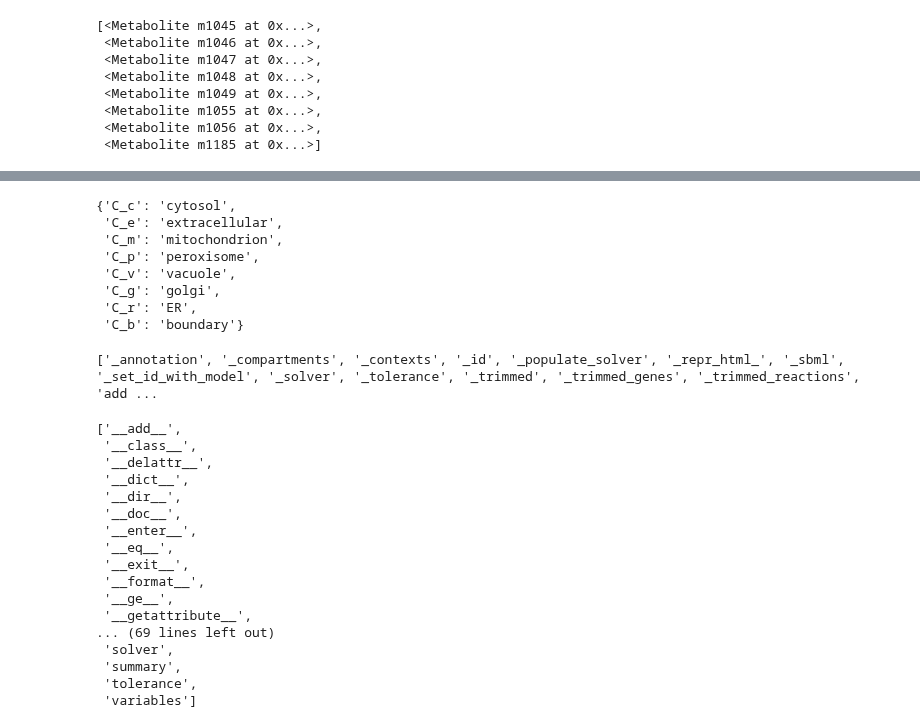
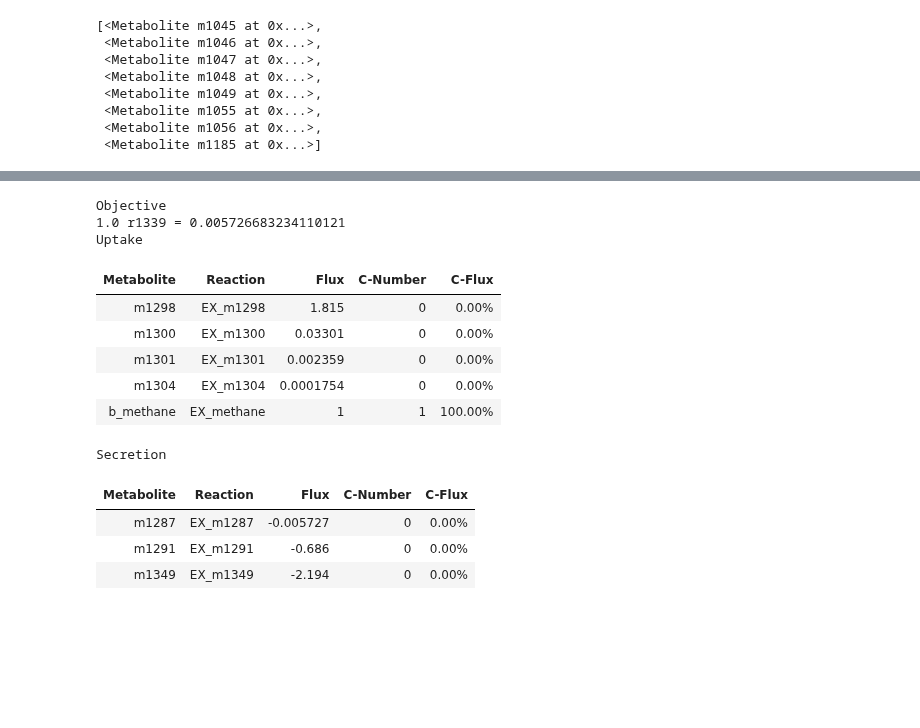
Before and after one commit to Schwebus/DTU_Biobuilders_2021, a Jupyter notebook: GSM_model/GSM_model.ipynb, the cells around one changed output, grey strips where cells are left out. Saved outputs shown, nothing was run; the diff lists cells and outputs as text; code cells hidden in the pictures; blank space fills up the shorter version.

Commit message:
corrected file with re-made GSM model with documentation and script for stoichiometry

```diff
--- a/GSM_model/GSM_model.ipynb
+++ b/GSM_model/GSM_model.ipynb
@@ -563,36 +626,20 @@ pheast.metabolites.m3
-# %%
-pheast.compartments
-# %% [output]
-{'C_c': 'cytosol',
- 'C_e': 'extracellular',
- 'C_m': 'mitochondrion',
- 'C_p': 'peroxisome',
- 'C_v': 'vacuole',
- 'C_g': 'golgi',
- 'C_r': 'ER',
- 'C_b': 'boundary'}
-# %%
-method_list = [method for method in dir(pheast) if method.startswith('__') is False]
-print(method_list)
-# %% [output]
-['_annotation', '_compartments', '_contexts', '_id', '_populate_solver', '_repr_html_', '_sbml', '_set_id_with_model', '_solver', '_tolerance', '_trimmed', '_trimmed_genes', '_trimmed_reactions', 'add ...
-# %%
-dir(pheast)
-# %% [output]
-['__add__',
- '__class__',
- '__delattr__',
- '__dict__',
- '__dir__',
- '__doc__',
- '__enter__',
- '__eq__',
- '__exit__',
- '__format__',
- '__ge__',
- '__getattribute__',
-... (69 lines left out)
- 'solver',
- 'summary',
- 'tolerance',
- 'variables']
+# %%
+# final biomass production of pheast
+
+pheast.optimize()
+pheast.summary()
+# %% [output]
+Objective
+1.0 r1339 = 0.005726683234110121
+Uptake
+| Metabolite | Reaction | Flux | C-Number | C-Flux |
+| m1298 | EX_m1298 | 1.815 | 0 | 0.00% |
+| m1300 | EX_m1300 | 0.03301 | 0 | 0.00% |
+| m1301 | EX_m1301 | 0.002359 | 0 | 0.00% |
+| m1304 | EX_m1304 | 0.0001754 | 0 | 0.00% |
+| b_methane | EX_methane | 1 | 1 | 100.00% |
+Secretion
+| Metabolite | Reaction | Flux | C-Number | C-Flux |
+| m1287 | EX_m1287 | -0.005727 | 0 | 0.00% |
+| m1291 | EX_m1291 | -0.686 | 0 | 0.00% |
+| m1349 | EX_m1349 | -2.194 | 0 | 0.00% |
```
Also changed, not shown: parts of 12 cells of this notebook.
